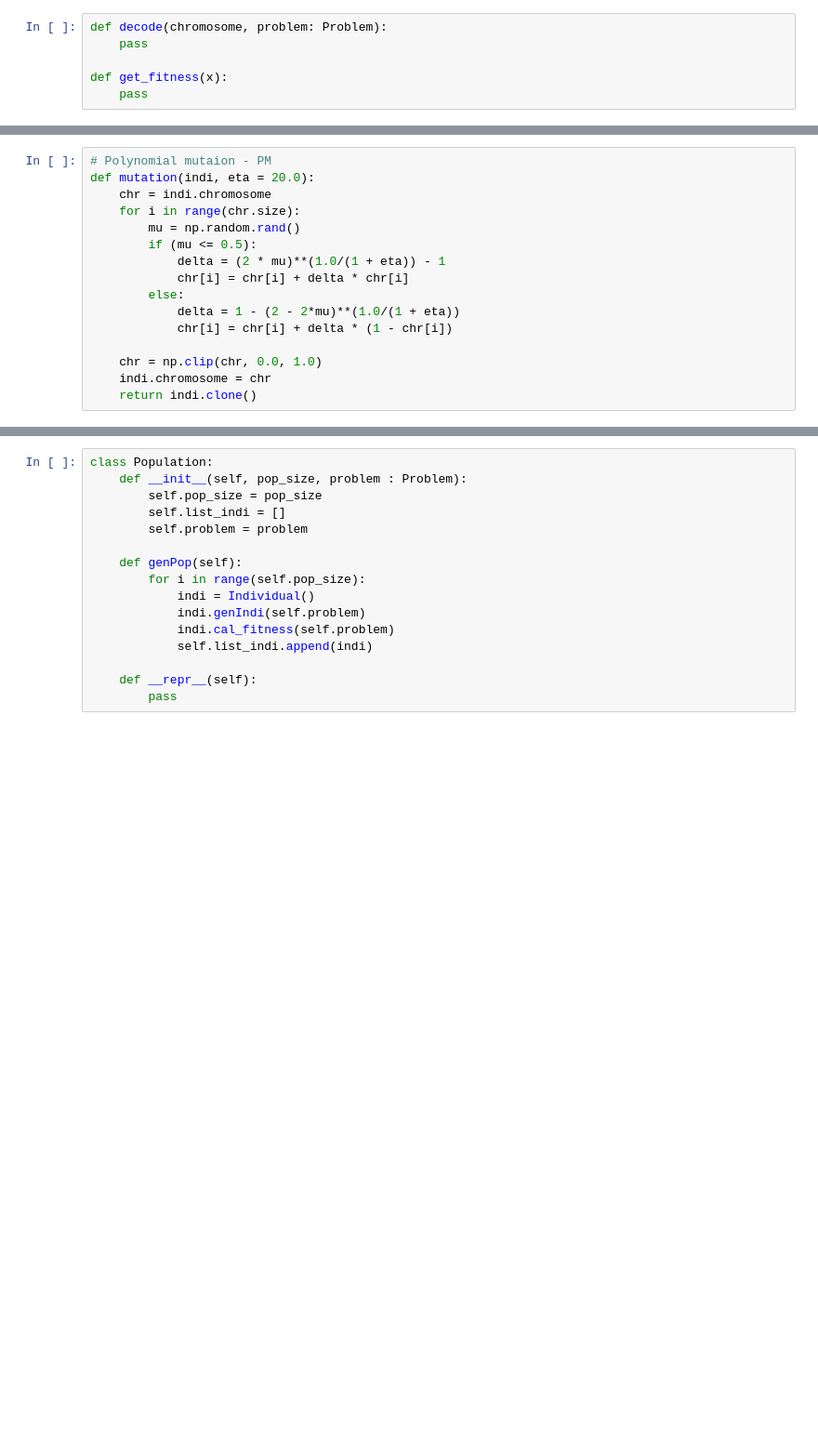
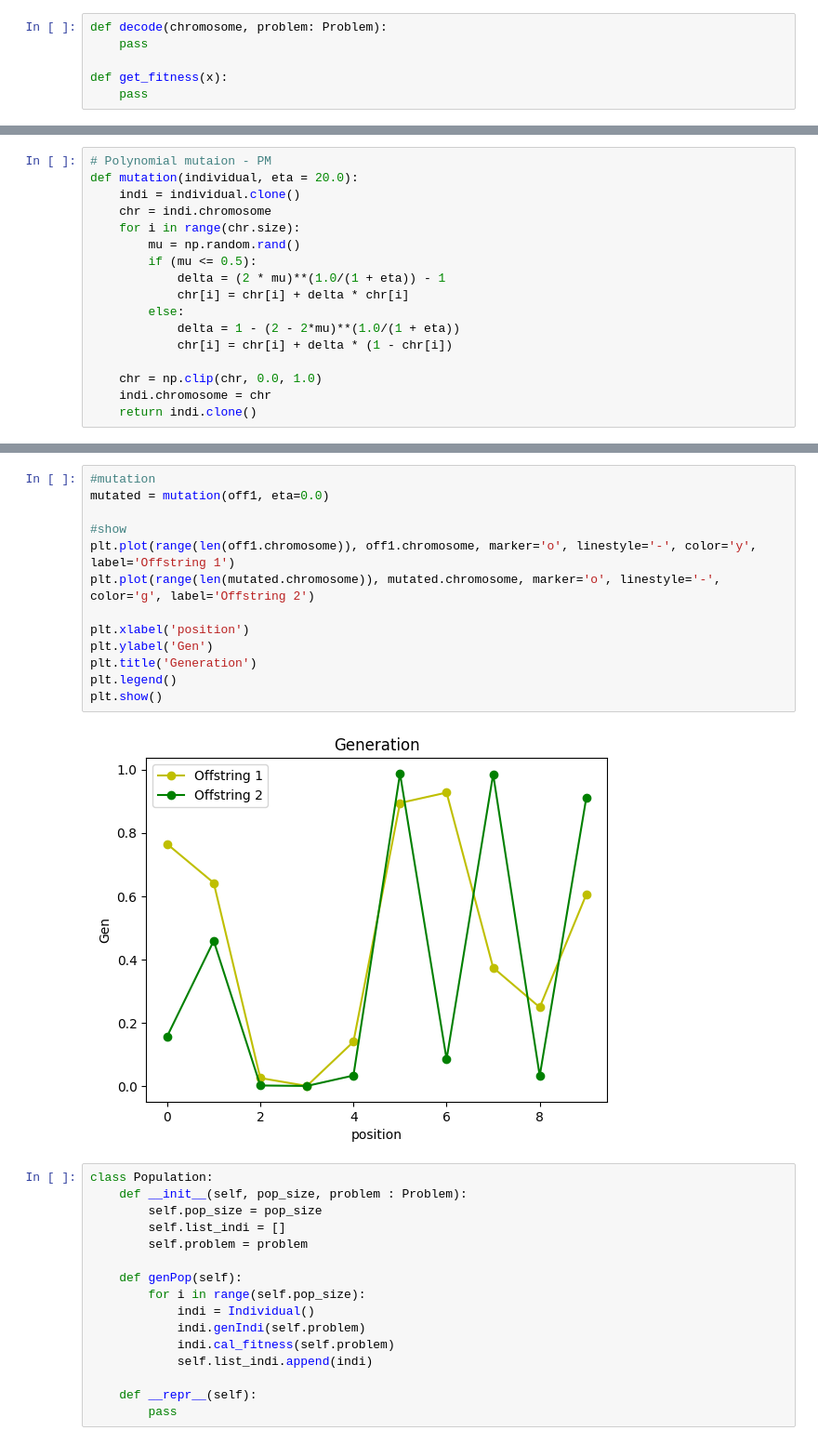
Before and after one commit to DongNQ225284/NotebookEA, a Jupyter notebook: GA/GA.ipynb, the cells around one changed output, grey strips where cells are left out. Shown at 93% size. Saved outputs shown, nothing was run; the diff lists cells and outputs as text; blank space fills up the shorter version.

```diff
--- a/GA/GA.ipynb
+++ b/GA/GA.ipynb
@@ -52,7 +52,8 @@ def crossover(parent1, parent2, problem : Problem, eta = 2.0):
     return off1.clone(), off2.clone()
 # %%
 # Polynomial mutaion - PM
-def mutation(indi, eta = 20.0):
+def mutation(individual, eta = 20.0):
+    indi = individual.clone()
     chr = indi.chromosome
     for i in range(chr.size):
         mu = np.random.rand()
@@ -69,3 +93,18 @@ def mutation(indi, eta = 20.0):
+# %%
+#mutation
+mutated = mutation(off1, eta=0.0)
+
+#show
+plt.plot(range(len(off1.chromosome)), off1.chromosome, marker='o', linestyle='-', color='y', label='Offstring 1')
+plt.plot(range(len(mutated.chromosome)), mutated.chromosome, marker='o', linestyle='-', color='g', label='Offstring 2')
+
+plt.xlabel('position')
+plt.ylabel('Gen')
+plt.title('Generation')
+plt.legend()
+plt.show()
+# %% [output]
+[figure, added]
 # %%
 class Population:
     def __init__(self, pop_size, problem : Problem):
```
Also changed, not shown: parts of 6 cells of this notebook, 5 other files.
